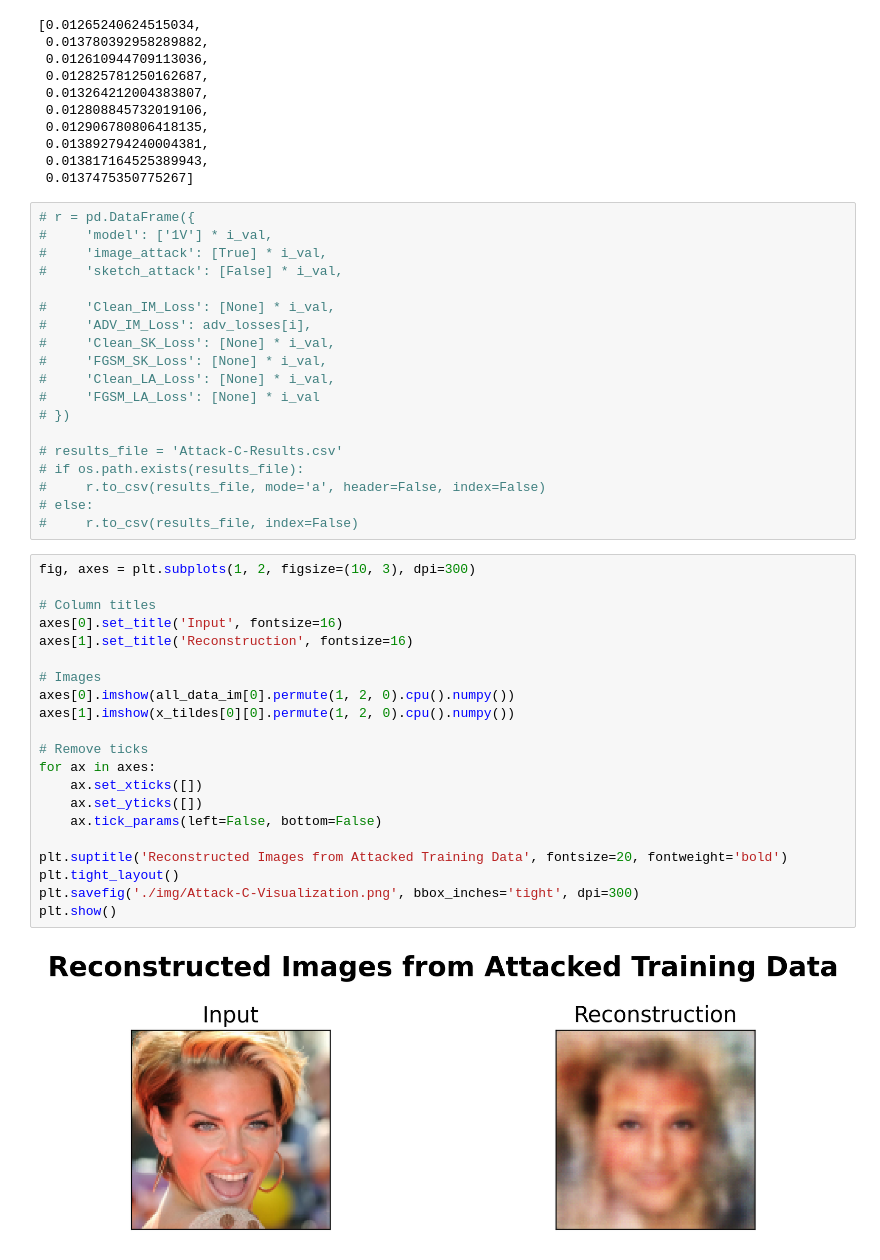
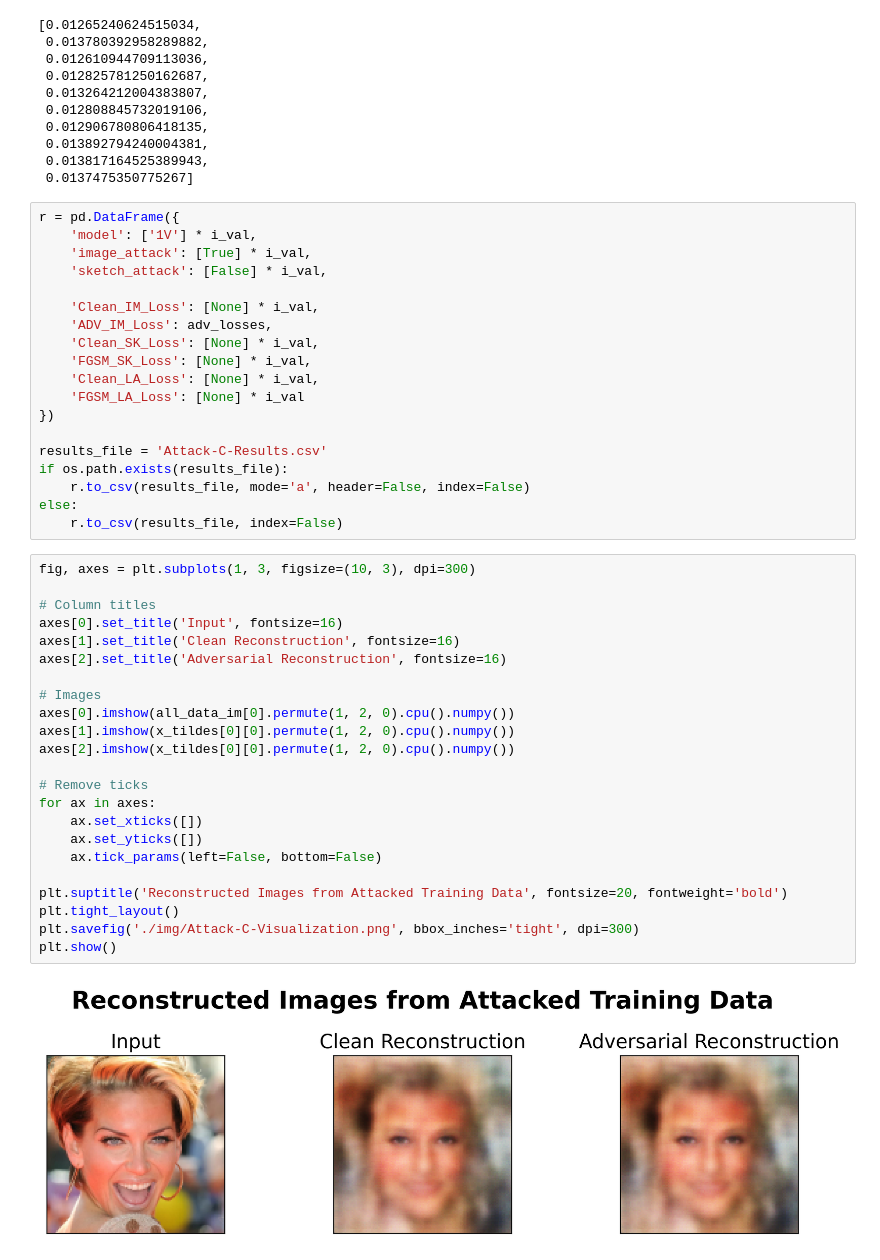
Before and after one commit to ClarysseArthur/VUB-MT-Development, a Jupyter notebook: Models/GenRKM-MMCelebHQ-V3/Attack-C.ipynb, the cells around one changed output. Cells and saved outputs as stored; diff of their text form.

Commit message:
Finished results section

```diff
--- a/Models/GenRKM-MMCelebHQ-V3/Attack-C.ipynb
+++ b/Models/GenRKM-MMCelebHQ-V3/Attack-C.ipynb
@@ -287,44 +287,46 @@ adv_losses
  0.013817164525389943,
  0.0137475350775267]
 # %%
-# r = pd.DataFrame({
-#     'model': ['1V'] * i_val,
-#     'image_attack': [True] * i_val,
-#     'sketch_attack': [False] * i_val,
+r = pd.DataFrame({
+    'model': ['1V'] * i_val,
+    'image_attack': [True] * i_val,
+    'sketch_attack': [False] * i_val,
 
-#     'Clean_IM_Loss': [None] * i_val,
-#     'ADV_IM_Loss': adv_losses[i],
-#     'Clean_SK_Loss': [None] * i_val,
-#     'FGSM_SK_Loss': [None] * i_val,
-#     'Clean_LA_Loss': [None] * i_val,
-#     'FGSM_LA_Loss': [None] * i_val
-# })
+    'Clean_IM_Loss': [None] * i_val,
+    'ADV_IM_Loss': adv_losses,
+    'Clean_SK_Loss': [None] * i_val,
+    'FGSM_SK_Loss': [None] * i_val,
+    'Clean_LA_Loss': [None] * i_val,
+    'FGSM_LA_Loss': [None] * i_val
+})
 
-# results_file = 'Attack-C-Results.csv'
-# if os.path.exists(results_file):
-#     r.to_csv(results_file, mode='a', header=False, index=False)
-# else:
-#     r.to_csv(results_file, index=False)
+results_file = 'Attack-C-Results.csv'
+if os.path.exists(results_file):
+    r.to_csv(results_file, mode='a', header=False, index=False)
+else:
+    r.to_csv(results_file, index=False)
 # %%
-fig, axes = plt.subplots(1, 2, figsize=(10, 3), dpi=300)
+fig, axes = plt.subplots(1, 3, figsize=(10, 3), dpi=300)
 
 # Column titles
 axes[0].set_title('Input', fontsize=16)
-axes[1].set_title('Reconstruction', fontsize=16)
+axes[1].set_title('Clean Reconstruction', fontsize=16)
+axes[2].set_title('Adversarial Reconstruction', fontsize=16)
 
 # Images
 axes[0].imshow(all_data_im[0].permute(1, 2, 0).cpu().numpy())
 axes[1].imshow(x_tildes[0][0].permute(1, 2, 0).cpu().numpy())
+axes[2].imshow(x_tildes[0][0].permute(1, 2, 0).cpu().numpy())
 
 # Remove ticks
 for ax in axes:
     ax.set_xticks([])
     ax.set_yticks([])
     ax.tick_params(left=False, bottom=False)
 
 plt.suptitle('Reconstructed Images from Attacked Training Data', fontsize=20, fontweight='bold')
 plt.tight_layout()
 plt.savefig('./img/Attack-C-Visualization.png', bbox_inches='tight', dpi=300)
 plt.show()
 # %% [output]
-[figure, old version]
+[figure, new version]
```
Also changed, not shown: 25 other files.
